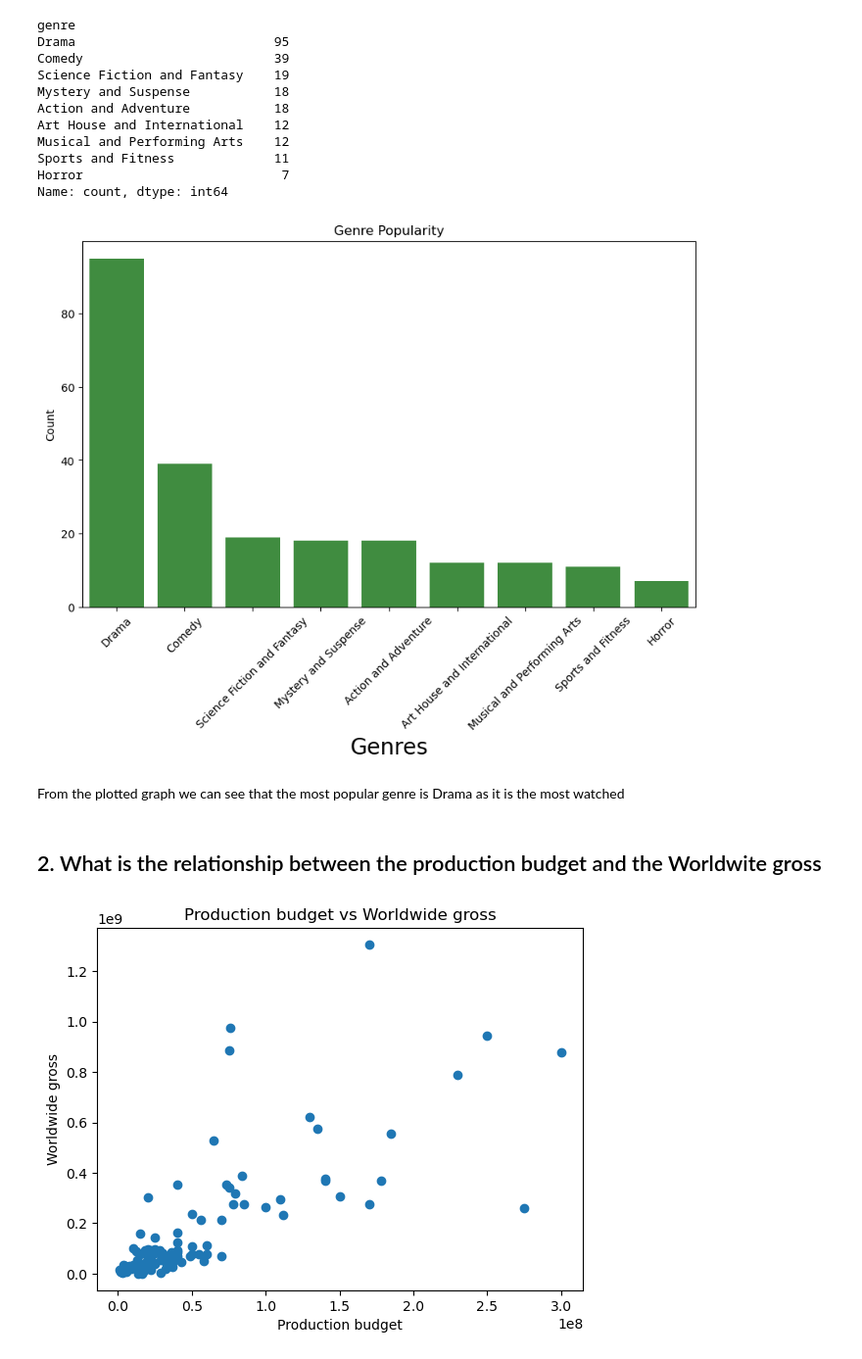
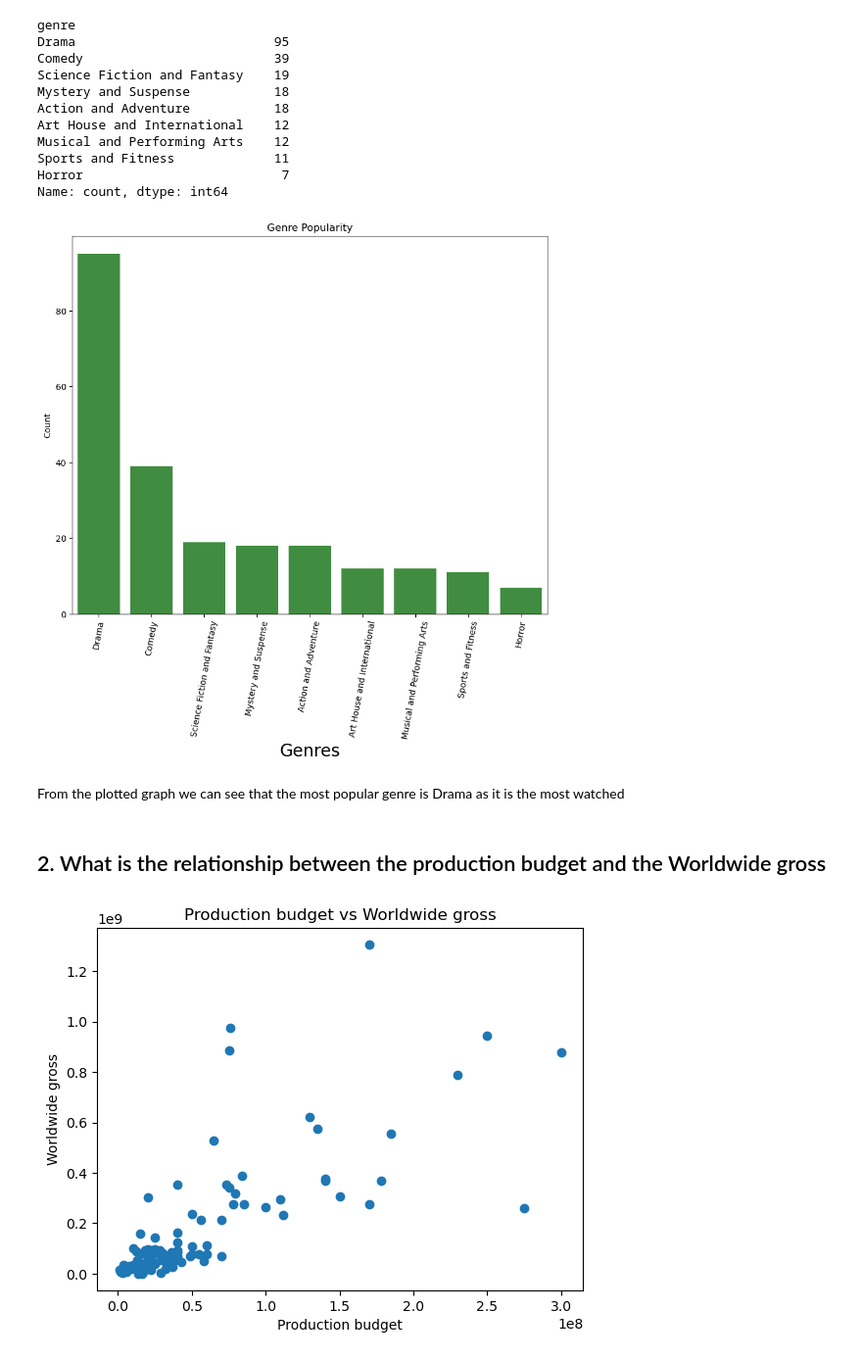
Before and after one commit to SilviaGworit/dsc-phase-1-project-v2-4, a Jupyter notebook: student.ipynb, the cells around one changed output. Shown at 98% size. Drawn from its saved outputs; the diff is of its cells as text; code cells hidden in the pictures.

```diff
--- a/student.ipynb
+++ b/student.ipynb
@@ -470,23 +470,23 @@ Horror                          7
 Name: count, dtype: int64
 # %%
 # plotting a bar chart on the top genre counts
-plt.figure(figsize=(10, 6))
+plt.figure(figsize=(10, 8))
 
 sns.barplot(x=top_genres_counts.index, y=top_genres_counts.values, alpha=0.8, color = 'green')
 plt.title('Genre Popularity')
 plt.xlabel('Genres',fontsize= 20)
 plt.ylabel('Count',fontsize =10)
 
-# Rotate the labels by 45 degrees
-plt.xticks(rotation=45)
+# Rotate the labels by 80 degrees
+plt.xticks(rotation=80)
 
 plt.show()
 # %% [output]
-[figure, old version]
+[figure, new version]
 # %% [markdown]
 From the plotted graph we can see that the most popular genre is Drama as it is the most watched
 # %% [markdown]
-## 2. What is the relationship between the production budget and the Worldwite gross
+## 2. What is the relationship between the production budget and the Worldwide gross
 # %%
 # Create the scatter plot
 plt.scatter(df2['production_budget'], df2['worldwide_gross'])
```
Also changed, not shown: parts of 13 cells of this notebook.
